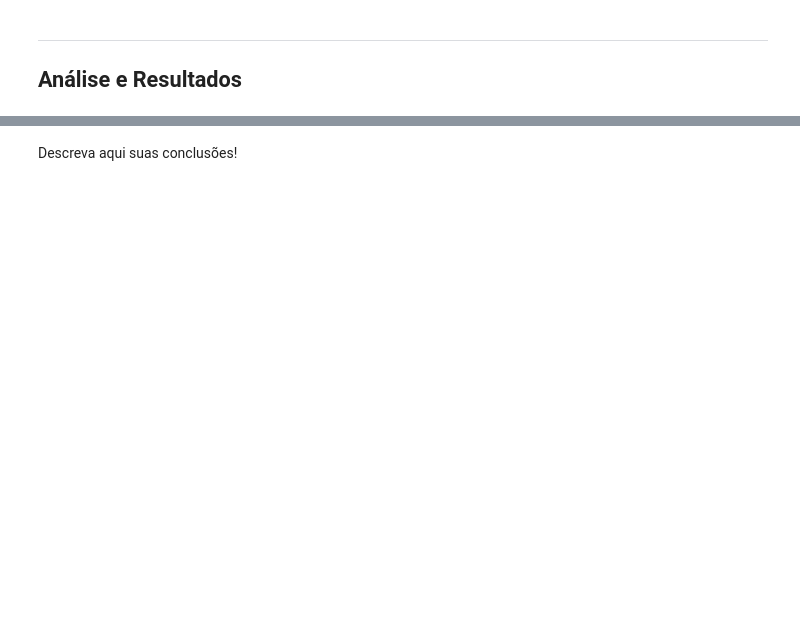
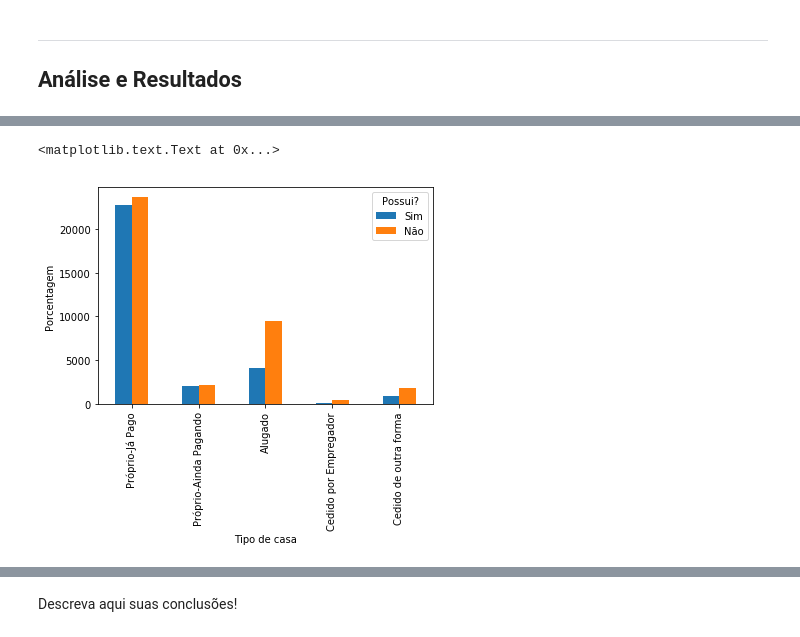
Before and after one commit to HeMatita/Science-of-the-dados-, a Jupyter notebook: Projeto1 Layout.ipynb, the cells around one changed output, grey strips where cells are left out. Saved outputs shown, nothing was run; the diff lists cells and outputs as text; code cells hidden in the pictures; blank space fills up the shorter version.

```diff
--- a/Projeto1 Layout.ipynb
+++ b/Projeto1 Layout.ipynb
@@ -68,0 +25,34 @@ df1
+# %%
+#Imports
+%matplotlib inline
+import pandas as pd
+import matplotlib.pyplot as plt
+import numpy as np
+import os
+
+#Renda ou tipo de moradia?Oque influencia mais para a pessoa possuir internet e telefone fixo?
+#Definindo dataframes
+dados = pd.read_csv('DOM2015.csv',sep=',')
+dados.head()
+
+df1=dados.loc[:,['V0207','V2020','V02426','V4621']]
+
+#df1.dropna()
+df2=df1.dropna(how='any')
+#df1.dropna(subset=['V0207','V2020','V02426','V4621'])
+
+df2.V0207= df2.V0207.astype('category')
+df2.V2020 =df2.V2020.astype('category')
+df2.V02426 = df2.V02426.astype('category')
+df2.V4621 = df2.V4621.astype('float')
+
+df2.V0207.cat.categories = ('Próprio-Já Pago','Próprio-Ainda Pagando','Alugado','Cedido por Empregador','Cedido de outra forma',"",)
+df2.V2020.cat.categories = ('Sim', 'Não')
+df2.V02426.cat.categories = ('Sim', 'Não')
+
+#V0207=Condiçao do domicílio
+#V2020=Tem telefone fixo
+#V02426=Acesso a internet via banda larga
+#V4621=Renda per capita domiciliar
+
+df2.head()
@@ -68,0 +71,6 @@ df1
+# %%
+print('Tabela Cruzada % Telefone Fixo:')
+ct=pd.crosstab(df2.V0207,df2.V2020,margins=True,rownames=['Tipo de casa'], colnames=['Possui?'])
+ct=ct.iloc[:,:2]
+
+ct
@@ -68,0 +88,6 @@ df1
+# %%
+plot = ct.iloc[0:5,].plot(kind='bar')
+plt.ylabel('Porcentagem')
+# %% [output]
+<matplotlib.text.Text at 0x...>
+[figure, added]
```
Also changed, not shown: parts of 18 cells of this notebook, 1 other file.
